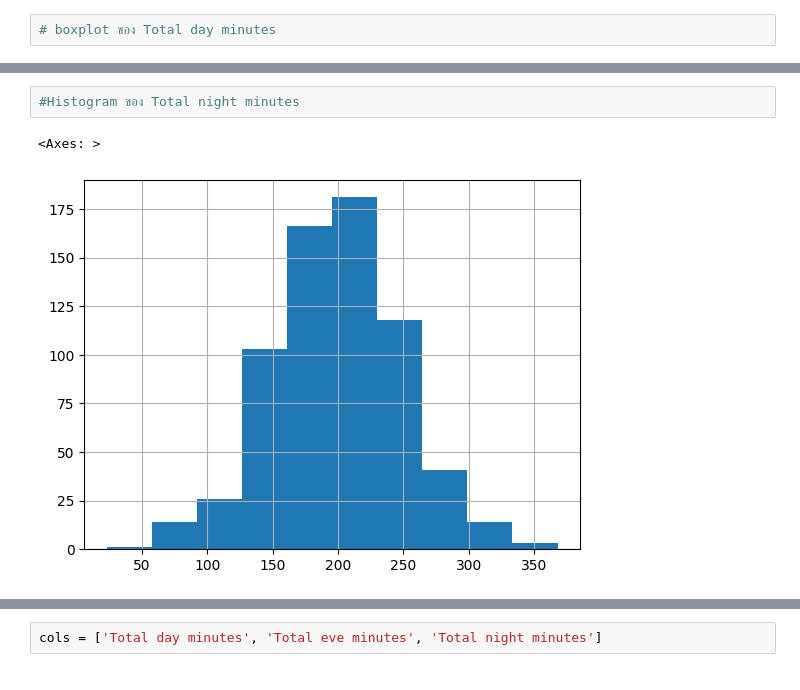
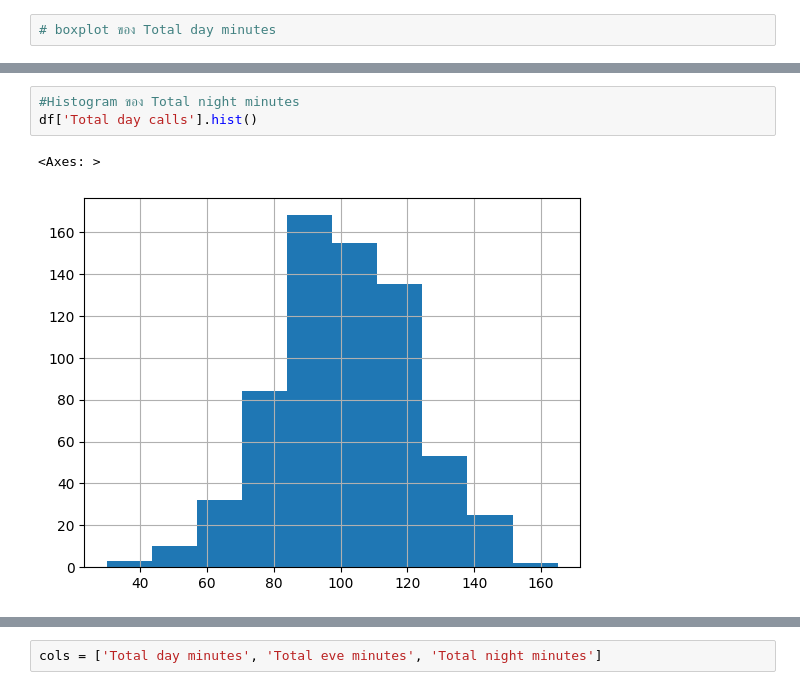
Before and after one commit to somkiatth/git, a Jupyter notebook: TU_Copy_of_Name_EDA_LAB1.ipynb, the cells around one changed output, grey strips where cells are left out. Drawn from its saved outputs; the diff is of its cells as text.

```diff
--- a/TU_Copy_of_Name_EDA_LAB1.ipynb
+++ b/TU_Copy_of_Name_EDA_LAB1.ipynb
@@ -133,7 +194,8 @@ df.hist()
 # %%
 #Histogram ของ Total night minutes
+df['Total day calls'].hist()
 # %% [output]
 <Axes: >
-[figure, old version]
+[figure, new version]
 # %%
 #Histogram ของ Total day minutes
```
Also changed, not shown: parts of 15 cells of this notebook.
